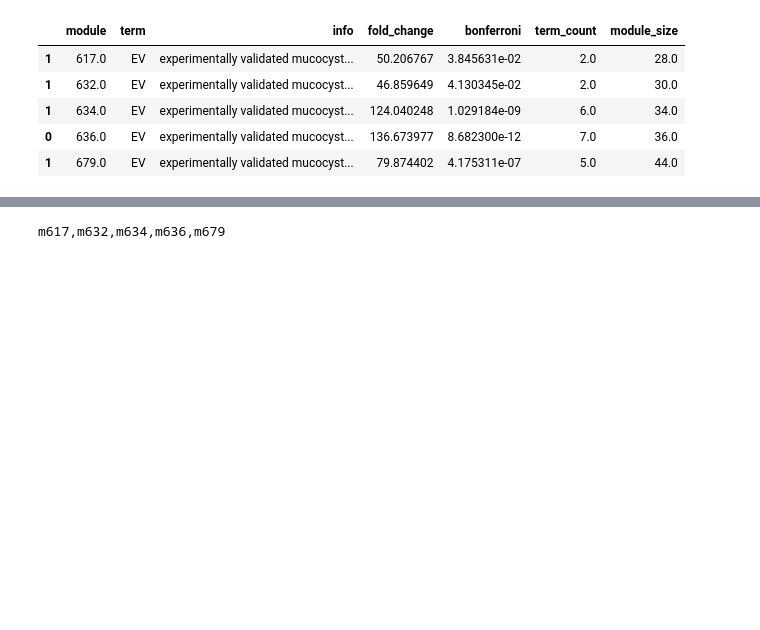
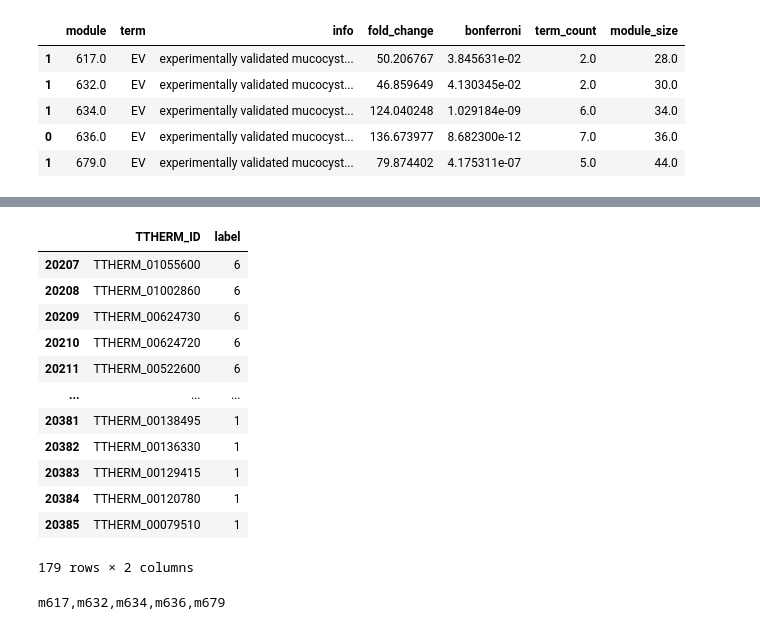
Before and after one commit to ltsypin/TGNE-2022, a Jupyter notebook: TGNE/embedding/enrichment_analysis.ipynb, the cells around one changed output, grey strips where cells are left out. Drawn from its saved outputs; the diff is of its cells as text; code cells hidden in the pictures; blank space fills up the shorter version.

```diff
--- a/TGNE/embedding/enrichment_analysis.ipynb
+++ b/TGNE/embedding/enrichment_analysis.ipynb
@@ -539,3 +575,19 @@ rna_seq_enrich.loc[rna_seq_enrich['term'].isin(['EV'])]
+# %%
+microarray.loc[microarray['label'].isin([int(m) for m in microarray_enrich.loc[microarray_enrich['term'].isin(['EV'])]['module'].values])]
+# %% [output]
+|  | TTHERM_ID | label |
+| 20207 | TTHERM_01055600 | 6 |
+| 20208 | TTHERM_01002860 | 6 |
+| 20209 | TTHERM_00624730 | 6 |
+| 20210 | TTHERM_00624720 | 6 |
+| 20211 | TTHERM_00522600 | 6 |
+| ... | ... | ... |
+| 20381 | TTHERM_00138495 | 1 |
+| 20382 | TTHERM_00136330 | 1 |
+| 20383 | TTHERM_00129415 | 1 |
+| 20384 | TTHERM_00120780 | 1 |
+| 20385 | TTHERM_00079510 | 1 |
+179 rows × 2 columns
 # %%
 print(','.join(['m'+str(int(m)).zfill(3) for m in rna_seq_enrich.loc[rna_seq_enrich['term'].isin(['EV'])]['module'].values]))
 # %% [output]
```
Also changed, not shown: parts of 21 cells of this notebook, 22 other files.
